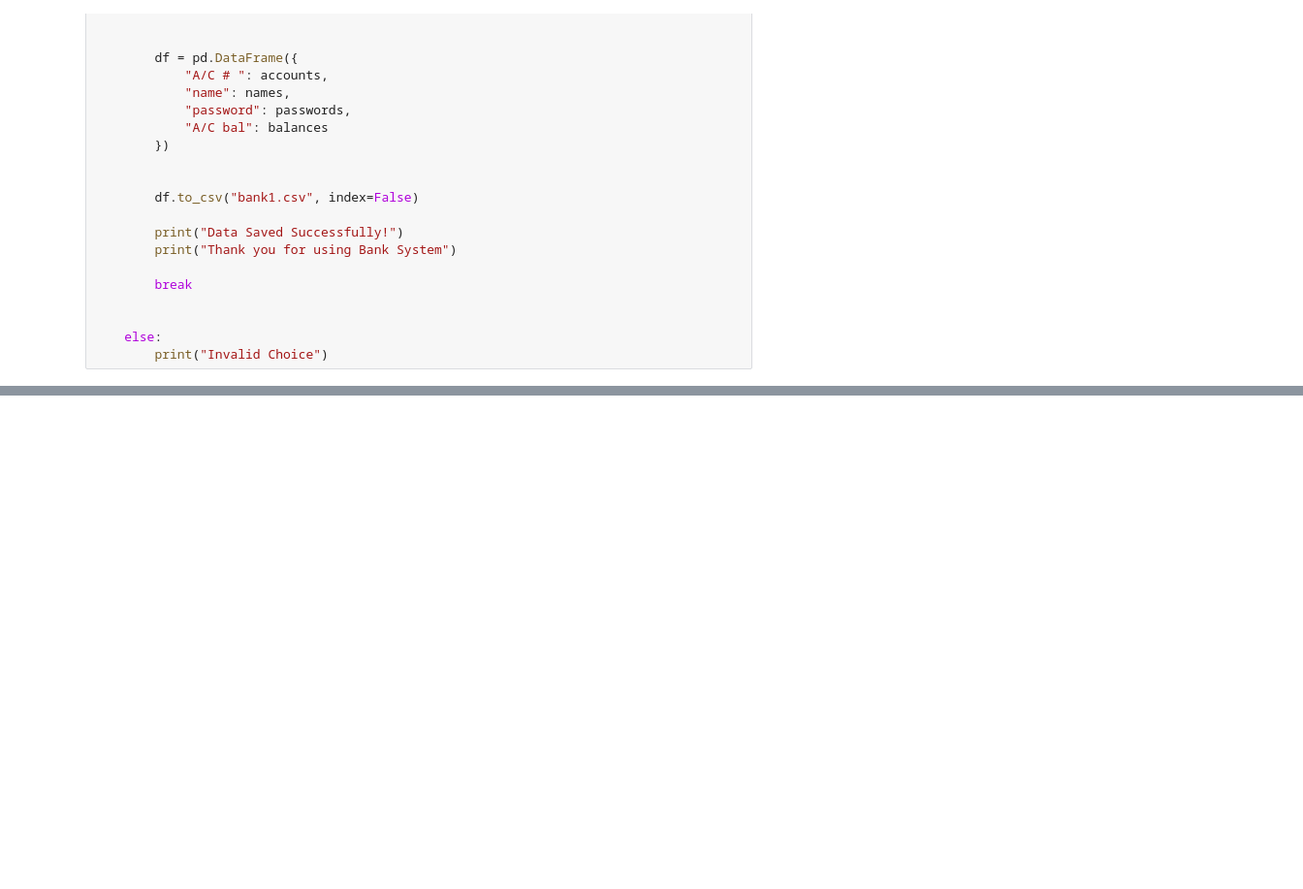
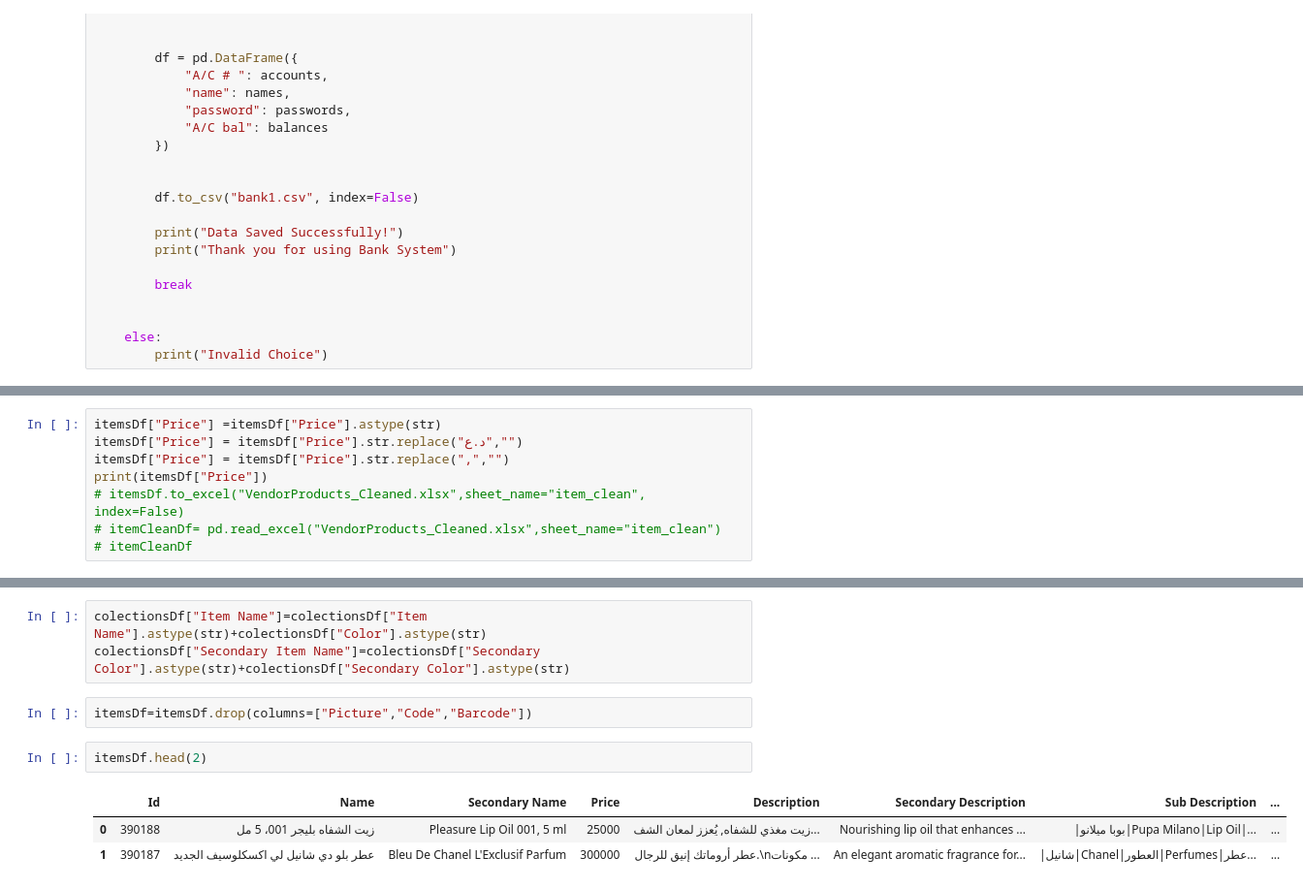
Before and after one commit to usmanashfaq1916/Usman-Data-analyst-Repository, a Jupyter notebook: Python class/revisionPandas.ipynb, the cells around one changed output, grey strips where cells are left out. Shown at 97% size. Drawn from its saved outputs; the diff is of its cells as text; blank space fills up the shorter version.

```diff
--- a/Python class/revisionPandas.ipynb
+++ b/Python class/revisionPandas.ipynb
@@ -669,0 +689,8 @@ while True:
+# %%
+itemsDf["Price"] =itemsDf["Price"].astype(str)
+itemsDf["Price"] = itemsDf["Price"].str.replace("د.ع","")
+itemsDf["Price"] = itemsDf["Price"].str.replace(",","")
+print(itemsDf["Price"])
+# itemsDf.to_excel("VendorProducts_Cleaned.xlsx",sheet_name="item_clean", index=False)
+# itemCleanDf= pd.read_excel("VendorProducts_Cleaned.xlsx",sheet_name="item_clean")
+# itemCleanDf
@@ -669,0 +748,11 @@ while True:
+# %%
+colectionsDf["Item Name"]=colectionsDf["Item Name"].astype(str)+colectionsDf["Color"].astype(str)
+colectionsDf["Secondary Item Name"]=colectionsDf["Secondary Color"].astype(str)+colectionsDf["Secondary Color"].astype(str)
+# %%
+itemsDf=itemsDf.drop(columns=["Picture","Code","Barcode"])
+# %%
+itemsDf.head(2)
+# %% [output]
+|  | Id | Name | Secondary Name | Price | Description | Secondary Description | Sub Description | ... |
+| 0 | 390188 | زيت الشفاه بليجر 001، 5 مل | Pleasure Lip Oil 001, 5 ml | 25000 | زيت مغذي للشفاه, يُعزز لمعان الشف... | Nourishing lip oil that enhances ... | |بوبا ميلانو|Pupa Milano|Lip Oil|... | ... |
+| 1 | 390187 | عطر بلو دي شانيل لي اكسكلوسيف الجديد | Bleu De Chanel L'Exclusif Parfum | 300000 | عطر أروماتك إنيق للرجال.\nمكونات ... | An elegant aromatic fragrance for... | |شانيل|Chanel|العطور|Perfumes|عطر... | ... |
```
Also changed, not shown: parts of 8 cells of this notebook, 5 other files.
